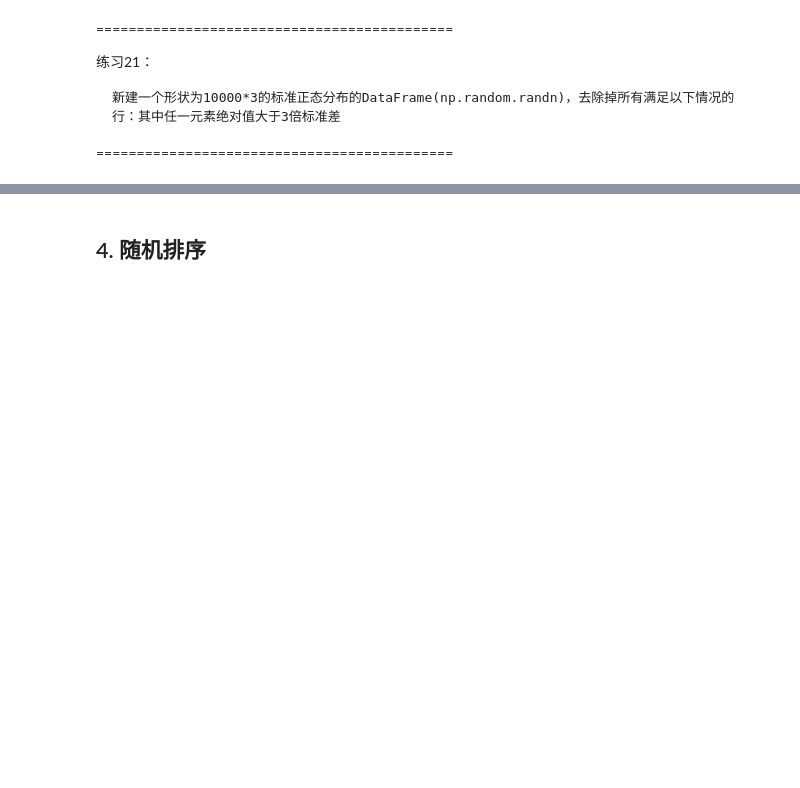
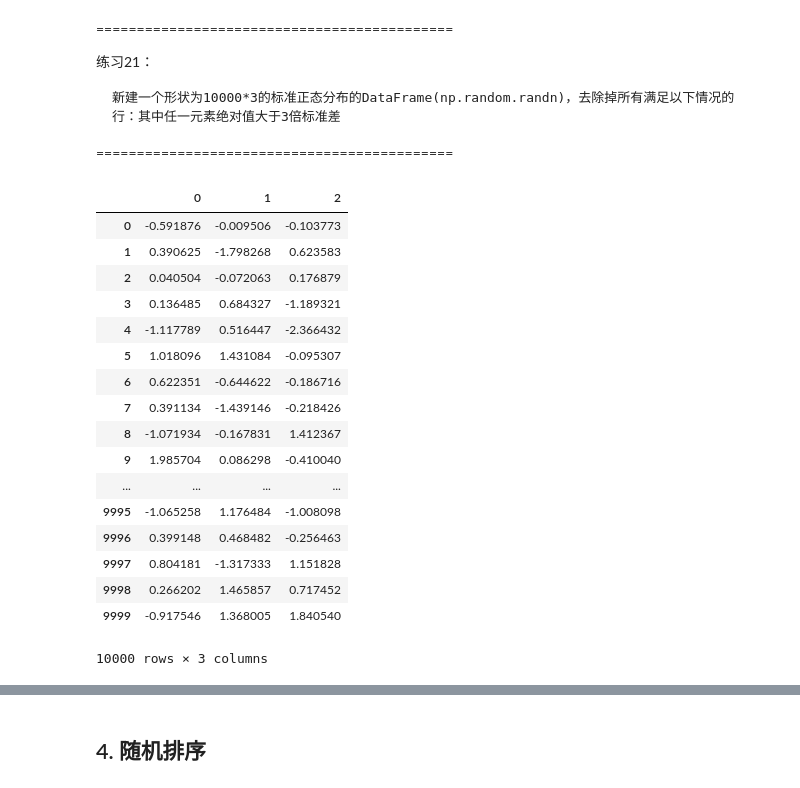
Before and after one commit to Lucar-Yulasise/Datanalyze_notebook, a Jupyter notebook: day05/5-pandas/code/5-pandas_data_process.ipynb, the cells around one changed output, grey strips where cells are left out. Cells and saved outputs as stored; diff of their text form; code cells hidden in the pictures; blank space fills up the shorter version.

```diff
--- a/day05/5-pandas/code/5-pandas_data_process.ipynb
+++ b/day05/5-pandas/code/5-pandas_data_process.ipynb
@@ -32,3 +366,25 @@ from pandas import Series,DataFrame
     新建一个形状为10000*3的标准正态分布的DataFrame(np.random.randn)，去除掉所有满足以下情况的行：其中任一元素绝对值大于3倍标准差
 
 ============================================
+# %%
+df = DataFrame(np.random.randn(10000,3))
+df
+# %% [output]
+|  | 0 | 1 | 2 |
+| 0 | -0.591876 | -0.009506 | -0.103773 |
+| 1 | 0.390625 | -1.798268 | 0.623583 |
+| 2 | 0.040504 | -0.072063 | 0.176879 |
+| 3 | 0.136485 | 0.684327 | -1.189321 |
+| 4 | -1.117789 | 0.516447 | -2.366432 |
+| 5 | 1.018096 | 1.431084 | -0.095307 |
+| 6 | 0.622351 | -0.644622 | -0.186716 |
+| 7 | 0.391134 | -1.439146 | -0.218426 |
+| 8 | -1.071934 | -0.167831 | 1.412367 |
+| 9 | 1.985704 | 0.086298 | -0.410040 |
+| ... | ... | ... | ... |
+| 9995 | -1.065258 | 1.176484 | -1.008098 |
+| 9996 | 0.399148 | 0.468482 | -0.256463 |
+| 9997 | 0.804181 | -1.317333 | 1.151828 |
+| 9998 | 0.266202 | 1.465857 | 0.717452 |
+| 9999 | -0.917546 | 1.368005 | 1.840540 |
+10000 rows × 3 columns
```
Also changed, not shown: parts of 66 cells of this notebook, 2 other files.
